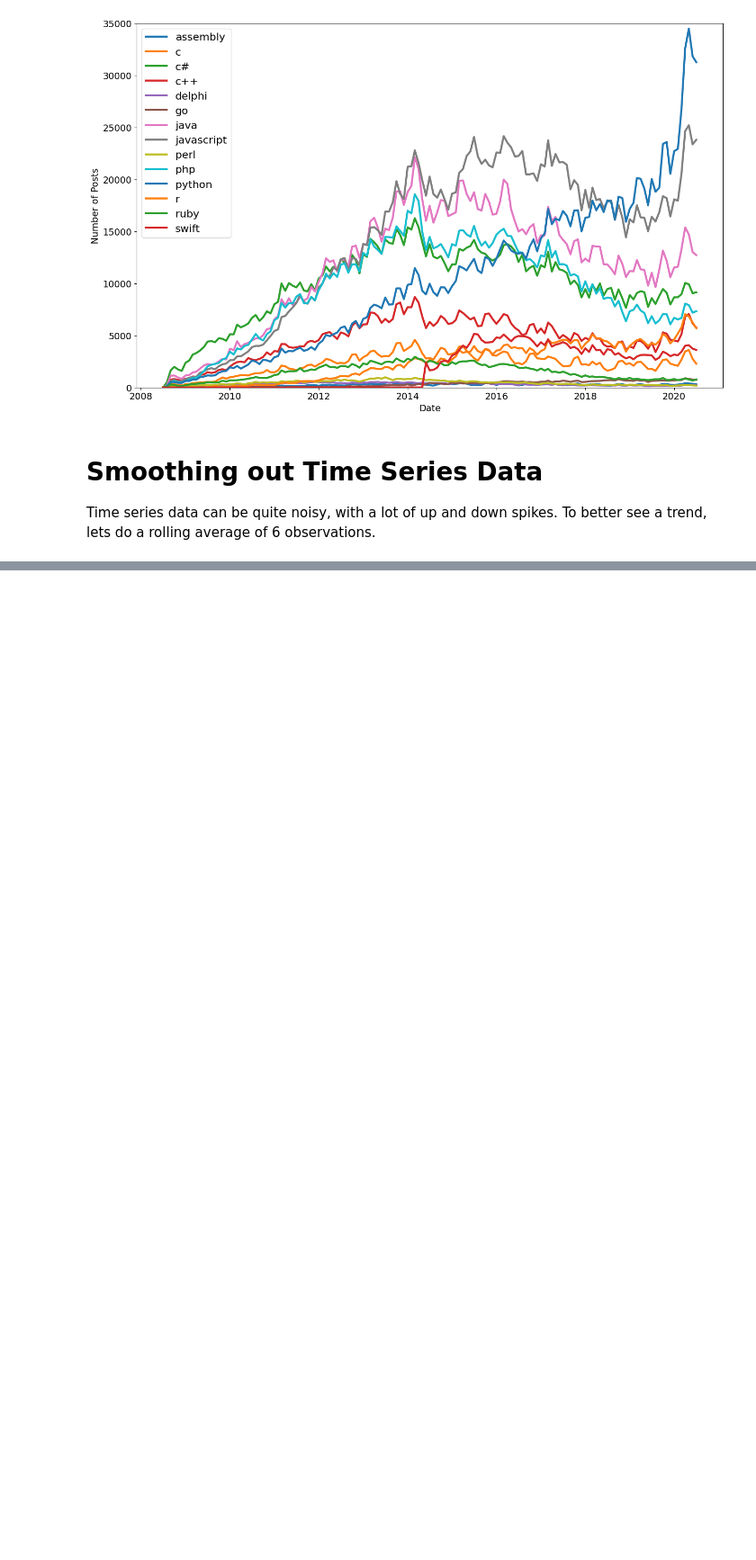
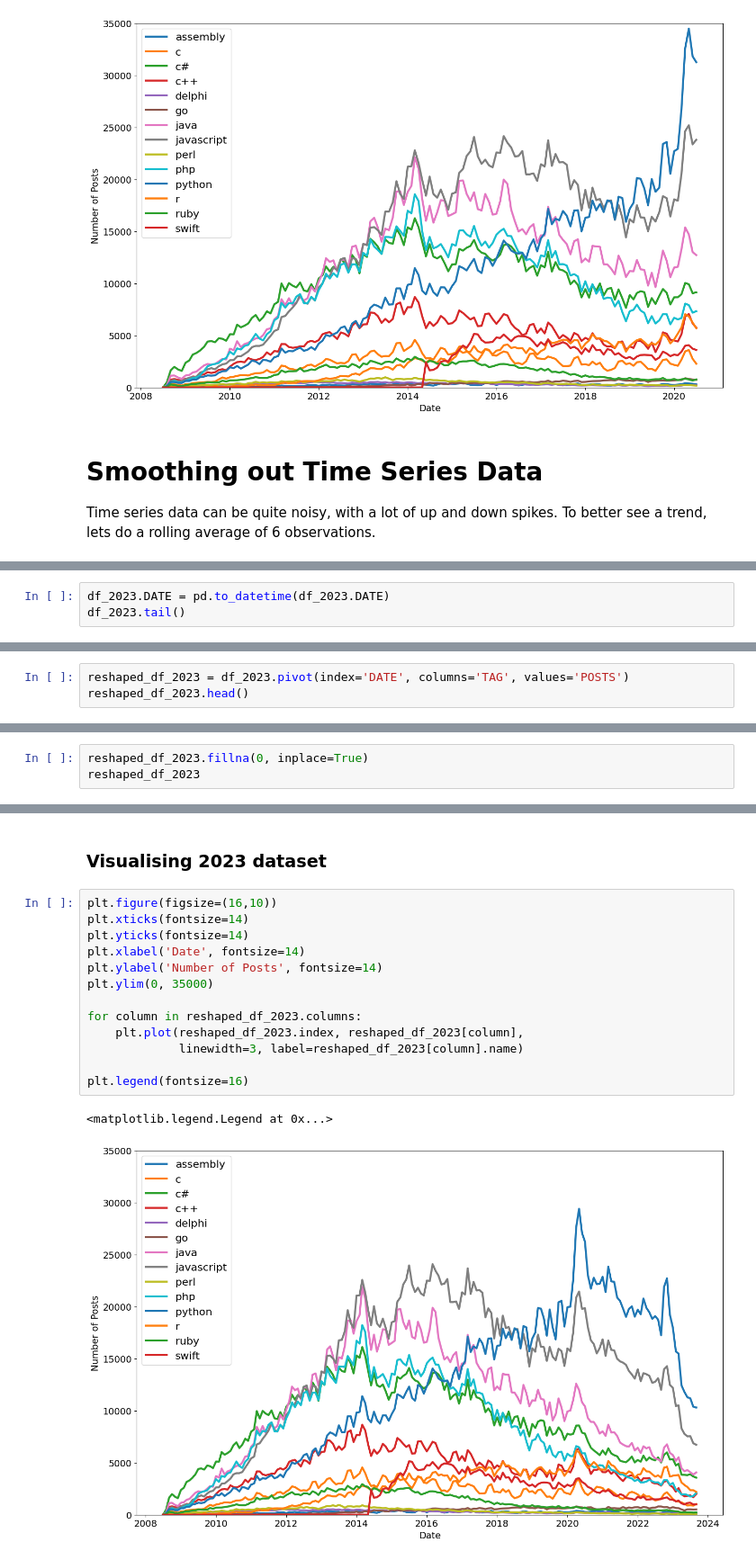
Before and after one commit to muhzinkhan/Programming-Languages-Analysis-and-Visualization, a Jupyter notebook: Programming_Languages_Analysis_and_Visualization.ipynb, the cells around one changed output, grey strips where cells are left out. Shown at 90% size. Saved outputs shown, nothing was run; the diff lists cells and outputs as text; blank space fills up the shorter version.

```diff
--- a/Programming_Languages_Analysis_and_Visualization.ipynb
+++ b/Programming_Languages_Analysis_and_Visualization.ipynb
@@ -294,0 +301,3 @@ df_2023
+# %%
+df_2023.DATE = pd.to_datetime(df_2023.DATE)
+df_2023.tail()
@@ -294,0 +313,3 @@ df_2023
+# %%
+reshaped_df_2023 = df_2023.pivot(index='DATE', columns='TAG', values='POSTS')
+reshaped_df_2023.head()
@@ -294,0 +324,3 @@ df_2023
+# %%
+reshaped_df_2023.fillna(0, inplace=True)
+reshaped_df_2023
@@ -294,0 +342,18 @@ df_2023
+# %% [markdown]
+### Visualising 2023 dataset
+# %%
+plt.figure(figsize=(16,10))
+plt.xticks(fontsize=14)
+plt.yticks(fontsize=14)
+plt.xlabel('Date', fontsize=14)
+plt.ylabel('Number of Posts', fontsize=14)
+plt.ylim(0, 35000)
+
+for column in reshaped_df_2023.columns:
+    plt.plot(reshaped_df_2023.index, reshaped_df_2023[column],
+             linewidth=3, label=reshaped_df_2023[column].name)
+
+plt.legend(fontsize=16)
+# %% [output]
+<matplotlib.legend.Legend at 0x...>
+[figure, added]
```
Also changed, not shown: parts of 14 cells of this notebook.
